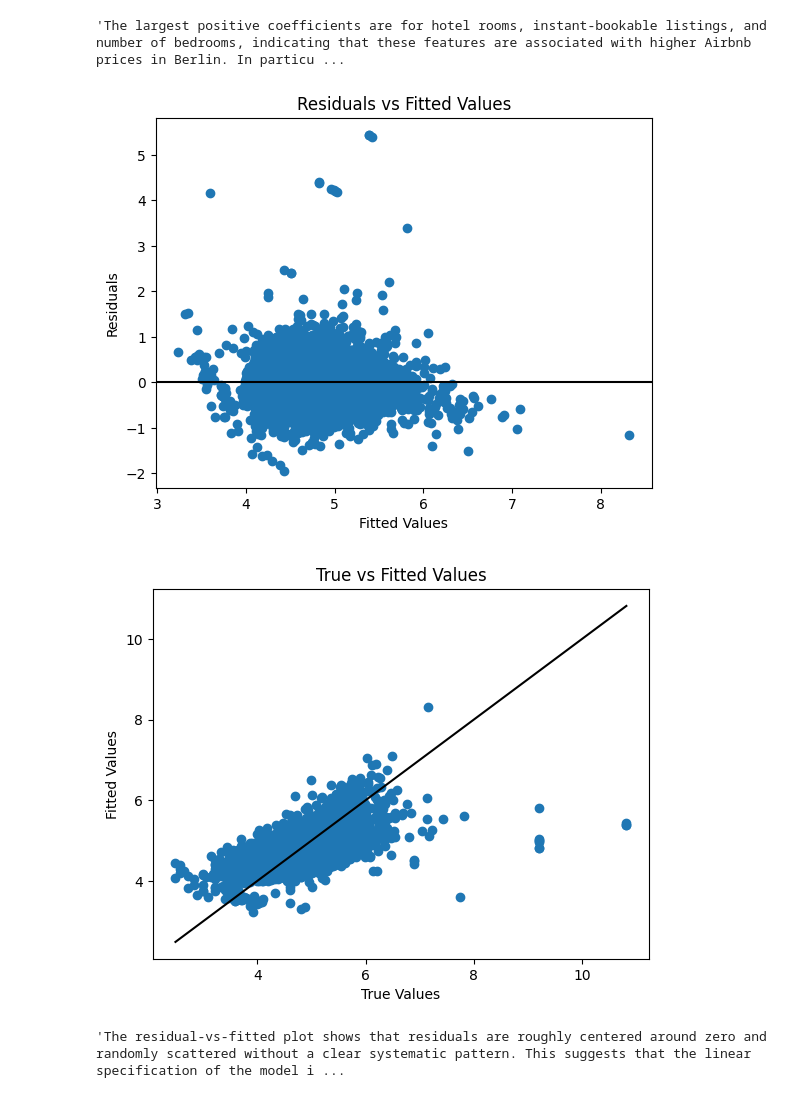
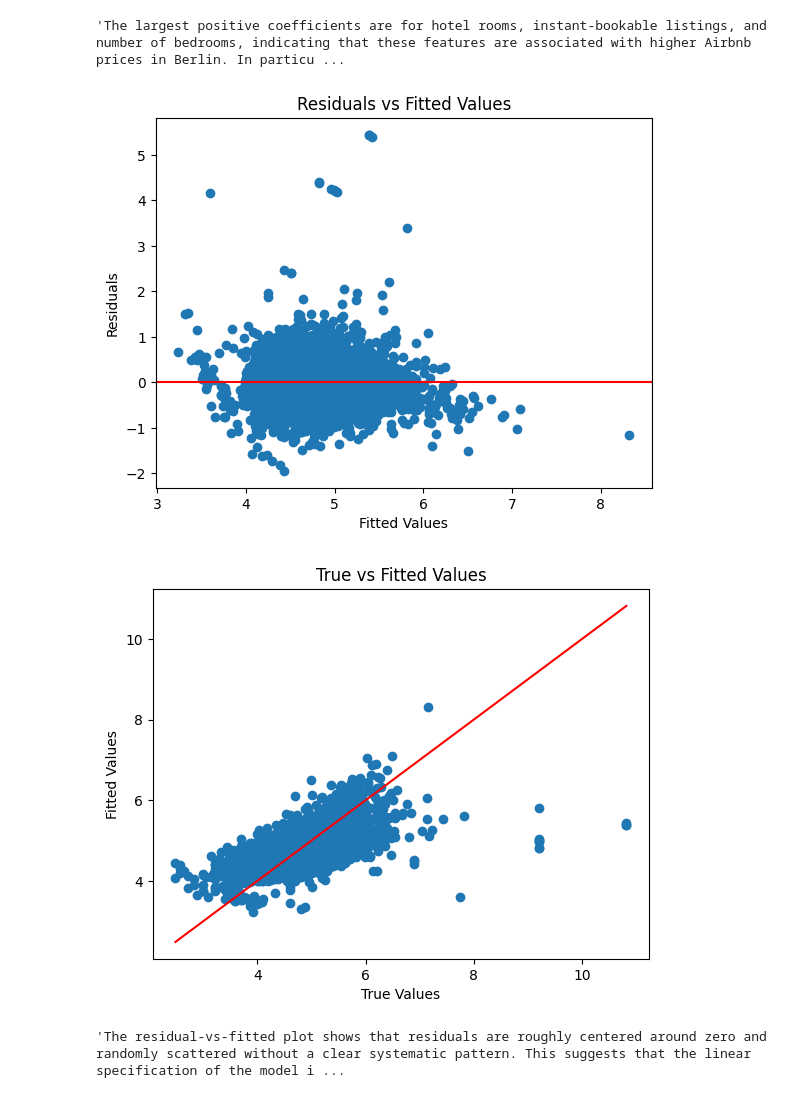
Before and after one commit to Nill2nn/Statistical-Programming, a Jupyter notebook: section2variance2.ipynb, the cells around one changed output. Drawn from its saved outputs; the diff is of its cells as text; code cells hidden in the pictures.

```diff
--- a/section2variance2.ipynb
+++ b/section2variance2.ipynb
@@ -96,29 +91,29 @@ The model including review variables has a higher R^2, suggesting that reviews e
 # %%
 #Task3
 #need to assign variables with residual, fitted values. True values are Y
-fitted = ols.fittedvalues
-residuals = ols.resid
+fitted = ols_model.fittedvalues
+residuals = ols_model.resid
 #residual-vs-fitted-values plot
-plt.scatter(ols.fittedvalues, ols.resid)
-plt.axhline(0, color='black')
+plt.scatter(fitted, residuals)
+plt.axhline(0, color='red')
 plt.xlabel("Fitted Values")
 plt.ylabel("Residuals")
 plt.title("Residuals vs Fitted Values")
 plt.show()
 # %% [output]
-[figure, old version]
+[figure, new version]
 # %%
 #True-fitted plot
-plt.scatter(Y, ols.fittedvalues)
+plt.scatter(Y, fitted)
 plt.plot([Y.min(), Y.max()],
          [Y.min(), Y.max()],
-         color='black')
+         color='red')
 plt.xlabel("True Values")
 plt.ylabel("Fitted Values")
 plt.title("True vs Fitted Values")
 plt.show()
 # %% [output]
-[figure, old version]
+[figure, new version]
 # %%
 '''The residual-vs-fitted plot shows that residuals are roughly centered around zero and randomly scattered without a clear systematic pattern. This suggests that the linear specification of the model is appropriate. However, a few outliers and slightly larger dispersion at higher fitted values may indicate mild heteroskedasticity.
 The true-vs-fitted plot shows that predicted values follow the actual prices closely, with many observations located near the 45-degree line. This indicates that the model captures a substantial portion of the variation in Airbnb prices, although some dispersion remains.
```
Also changed, not shown: parts of 6 cells of this notebook.
